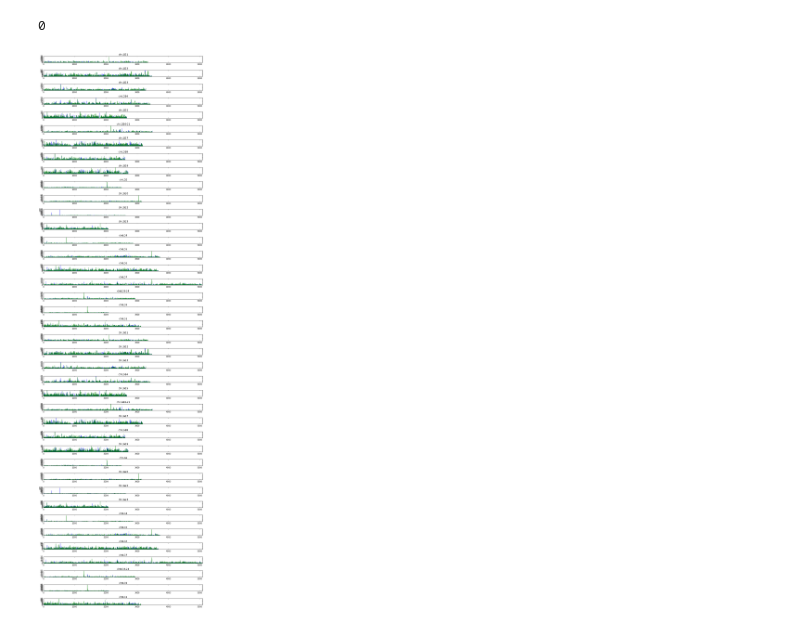
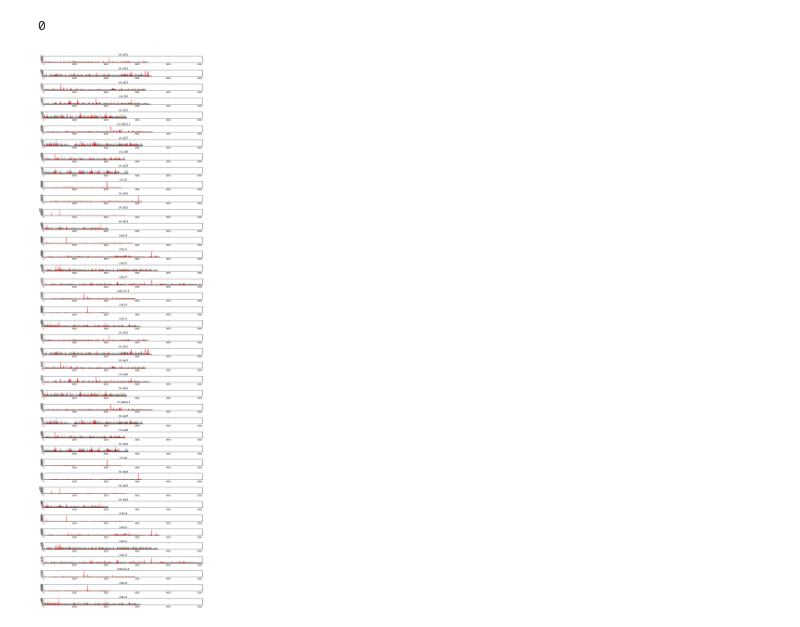
Before and after one commit to dodtlim/ulakes, a Jupyter notebook: ulakes.ipynb, the cells around one changed output. Drawn from its saved outputs; the diff is of its cells as text; code cells hidden in the pictures.

Commit message:
added Wiener-Komolgerov filtering

```diff
--- a/ulakes.ipynb
+++ b/ulakes.ipynb
@@ -42,15 +44,25 @@ for n,obs in enumerate(vcf_reader) :
                 = mysamples[s.sample][obs.CHROM]['snps'][s.site.POS/block_size] + 1
 # %% [output]
 0
+# %%
+from scipy.signal import blackman, wiener, convolve
+
+window = blackman( 100 )
+window = window / sum(window)
+
+for n,c in enumerate(bigcontigs) :
+    for s in vcf_reader.samples :
+        mysamples[s][c]['wiener'] = wiener( mysamples[s][c]['snps'], mysize=50 )
 # %%
 figsize(12,40)
 
 for n,c in enumerate(bigcontigs) :
     subplot(len(bigcontigs),1,n)
     for s in vcf_reader.samples :
-        plot(mysamples[s][c]['snps'],alpha=.8)
+        plot(mysamples[s][c]['snps'],alpha=.4)
+        plot(mysamples[s][c]['wiener'],color='red')
         xlim(0,max(contig_lengths.values())/block_size)
         title(c)
 tight_layout()
 # %% [output]
-[figure, old version]
+[figure, new version]
```
Also changed, not shown: parts of 1 cell of this notebook.
